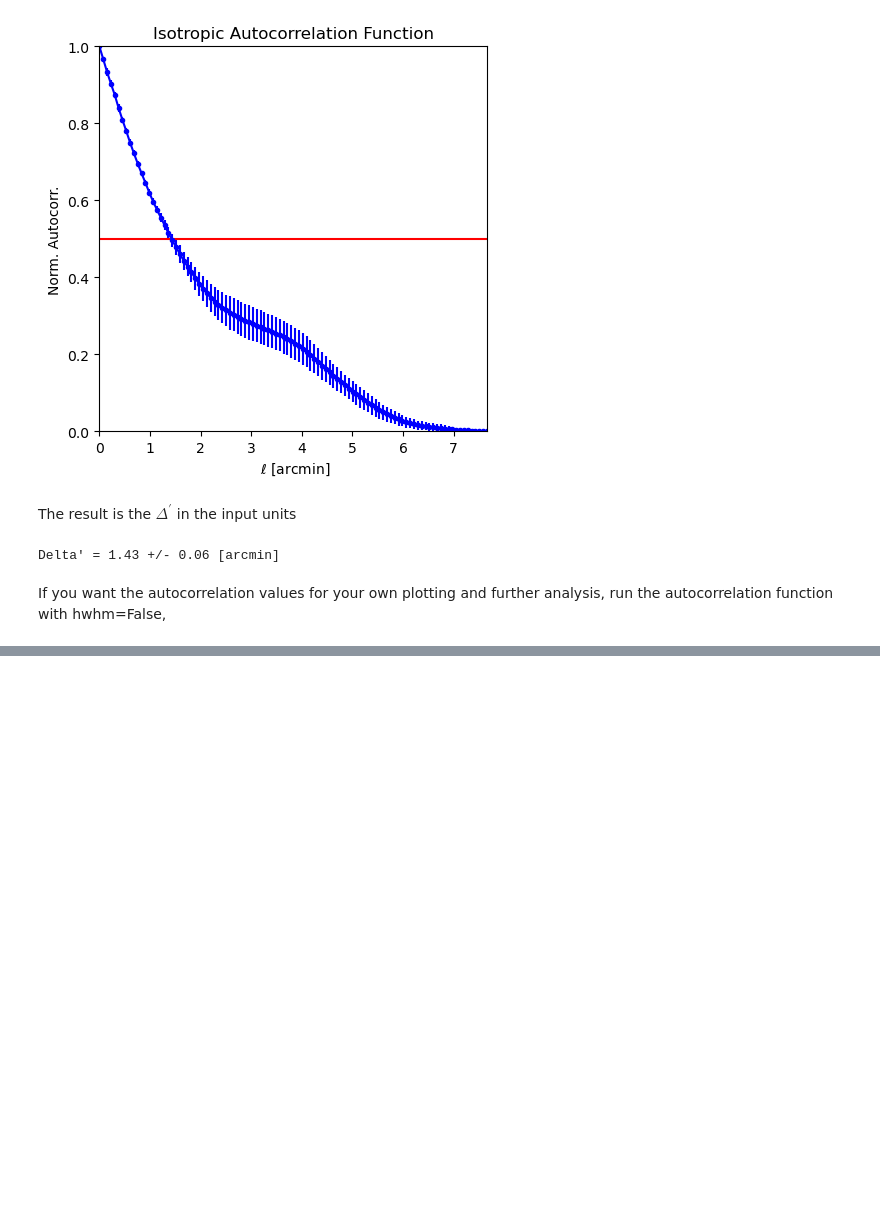
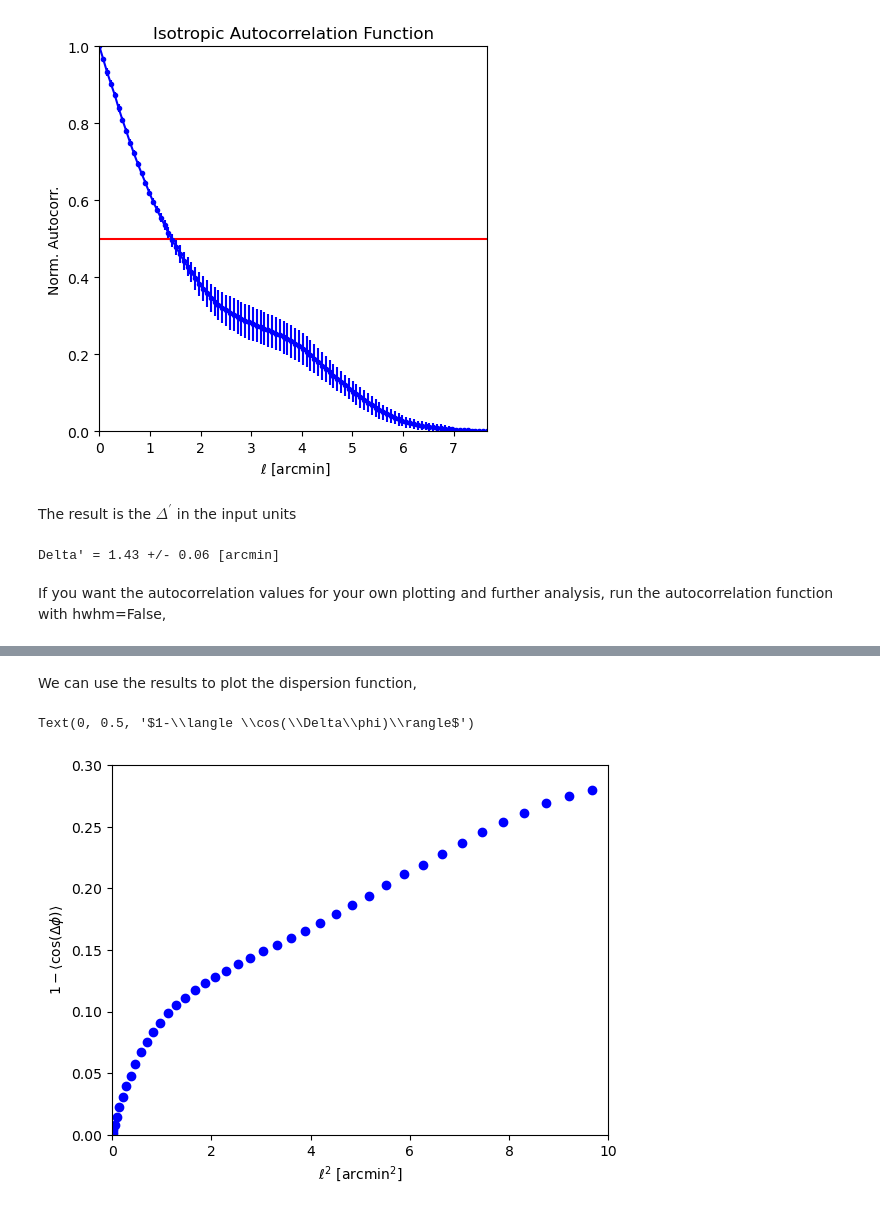
Before and after one commit to jorgueagui/polBpy, a Jupyter notebook: tutorials/polBpy_Tutorial_III.ipynb, the cells around one changed output, grey strips where cells are left out. Saved outputs shown, nothing was run; the diff lists cells and outputs as text; code cells hidden in the pictures; blank space fills up the shorter version.

```diff
--- a/tutorials/polBpy_Tutorial_III.ipynb
+++ b/tutorials/polBpy_Tutorial_III.ipynb
@@ -126,2 +127,2 @@ First, calculate the DCF using the large scale modification,
 # %%
-bpos = DCF.dcf_range(col_den,vel_disp,ang_disp,m_flow=ls_flow,dcftype='ls-flow',rho=False,m_cdepth=cloud_depth,m_uden=ucol_den,m_uvel=uvel_disp,m_udisp=uang_disp,m_ucdepth=ucloud_depth,m_uflow=ls_flow_err)
+res2 = dispersion.dispersion_function(angles,angles_err,pixel_size,mask=mask,beam=beam_s)
@@ -128,3 +137,17 @@ bpos = DCF.dcf_range(col_den,vel_disp,ang_disp,m_flow=ls_flow,dcftype='ls-flow',
+# %% [markdown]
+We can use the results to plot the dispersion function,
 # %%
-print("Median Bpos = %2.2f +/- %2.2f [mG]"%(bpos[1][0]/1000.,bpos[1][1]/1000.))
+l = res2[0] # \ell values in arcmin^2
+disp_f = res2[1] # Dispersion function
+disp_f_err = res2[2] # Dispersion function uncertainty
+#
+# Plot the dispersion function as a function of \ell^2
+plt.errorbar(l/3600.,disp_f,yerr=disp_f_err,fmt='bo')
+plt.xlim([0.,10.])
+plt.xlabel(r'$\ell^{2}$ [arcmin$^{2}$]')
+plt.ylim([0.,0.3])
+plt.ylabel(r'$1-\langle \cos(\Delta\phi)\rangle$')
+# %% [output]
+Text(0, 0.5, '$1-\\langle \\cos(\\Delta\\phi)\\rangle$')
+[figure, added]
 # %%
```
Also changed, not shown: parts of 21 cells of this notebook, 4 other files.
